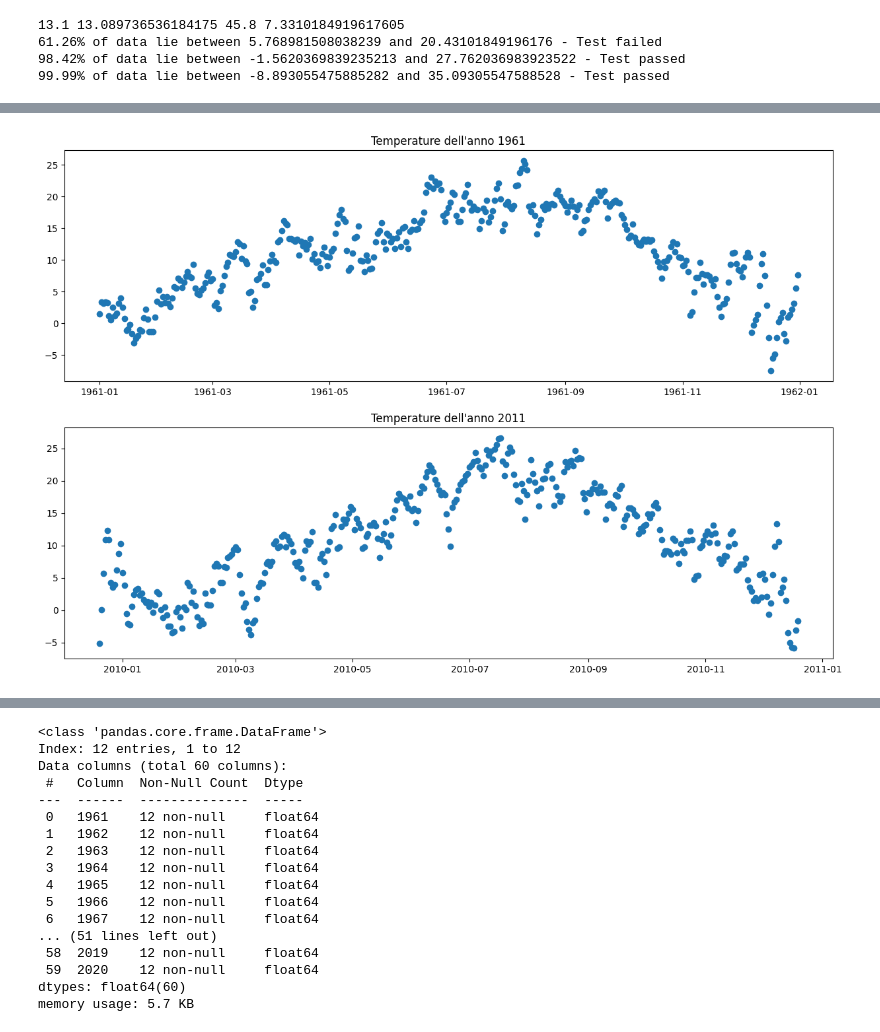
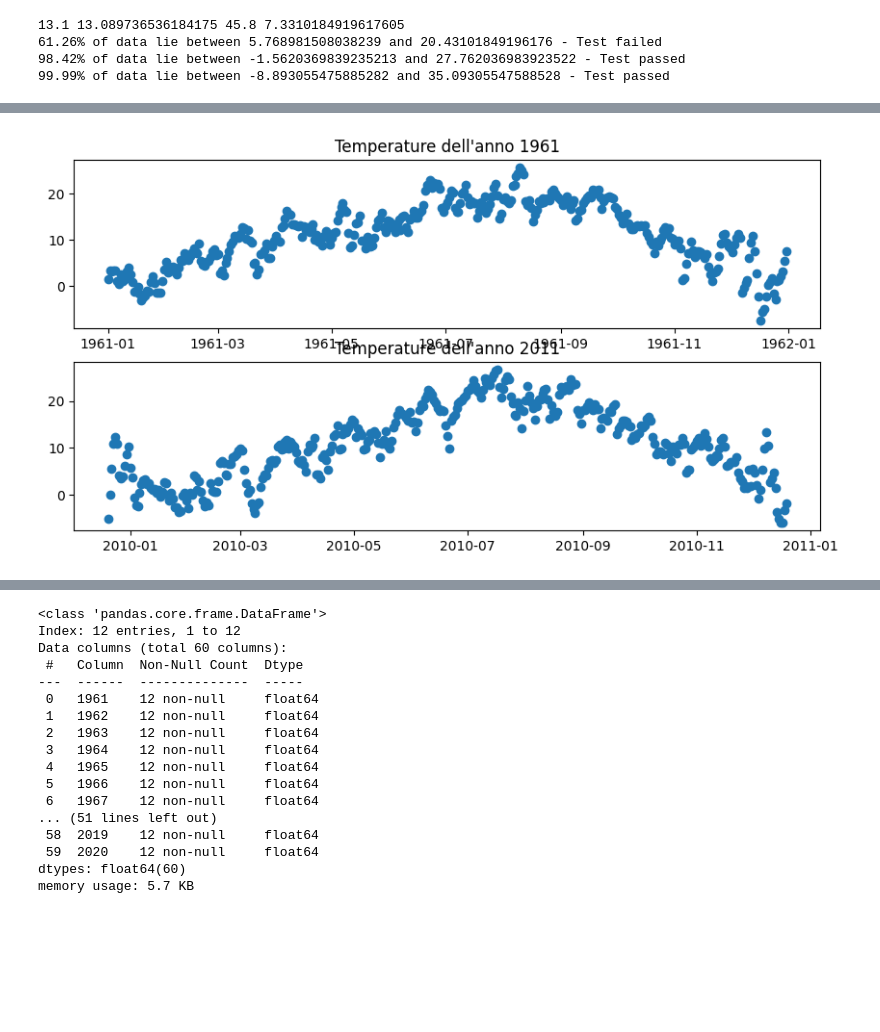
Before and after one commit to simonefontanella/op-anal, a Jupyter notebook: climate_change.ipynb, the cells around one changed output, grey strips where cells are left out. Saved outputs shown, nothing was run; the diff lists cells and outputs as text; code cells hidden in the pictures; blank space fills up the shorter version.

```diff
--- a/climate_change.ipynb
+++ b/climate_change.ipynb
@@ -46,3 +103,13 @@ print(f"{round(perc997 * 100, 2)}% of data lie between {A - 3*STD} and {A + 3*ST
+# %%
+fig, axs = plt.subplots(2,1)
+fig.set_size_inches((10, 5))
+axs[0].set_title("Temperature dell'anno 1961")
+axs[1].set_title("Temperature dell'anno 2011")
+axs[0].scatter(x = data.index[:365],  y = data["temp"][:365])
+axs[1].scatter(x = data.index[(365*(tot_years-1)):(365*tot_years)],  y = data["temp"][365*(tot_years-1):(365* tot_years)])
+plt.show()
+# %% [output]
+[figure, added]
 # %%
 # raggruppiamo le temperature ottenute in zone diverse di Rimini per lo stesso giorno aggregandole con la media
 data["month"] = data.index.month
@@ -52,13 +117,3 @@ tot_years = 2011 -1961
-# %%
-fig, axs = plt.subplots(2,1)
-fig.set_size_inches((15, 10))
-axs[0].set_title("Temperature dell'anno 1961")
-axs[1].set_title("Temperature dell'anno 2011")
-axs[0].scatter(x = data.index[:365],  y = data["temp"][:365])
-axs[1].scatter(x = data.index[(365*(tot_years-1)):(365*tot_years)],  y = data["temp"][365*(tot_years-1):(365* tot_years)])
-plt.show()
-# %% [output]
-[figure, removed]
 # %%
 
 # aggreghiamo le informazioni
```
Also changed, not shown: parts of 43 cells of this notebook, 1 other file.
